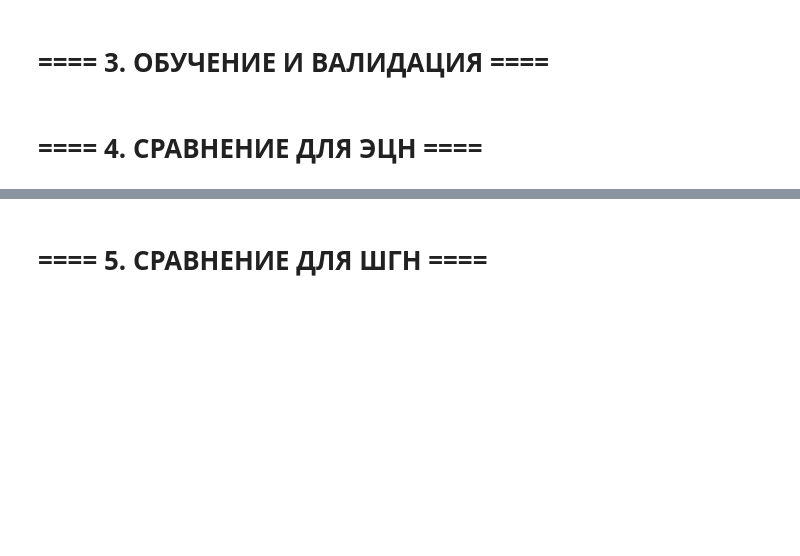
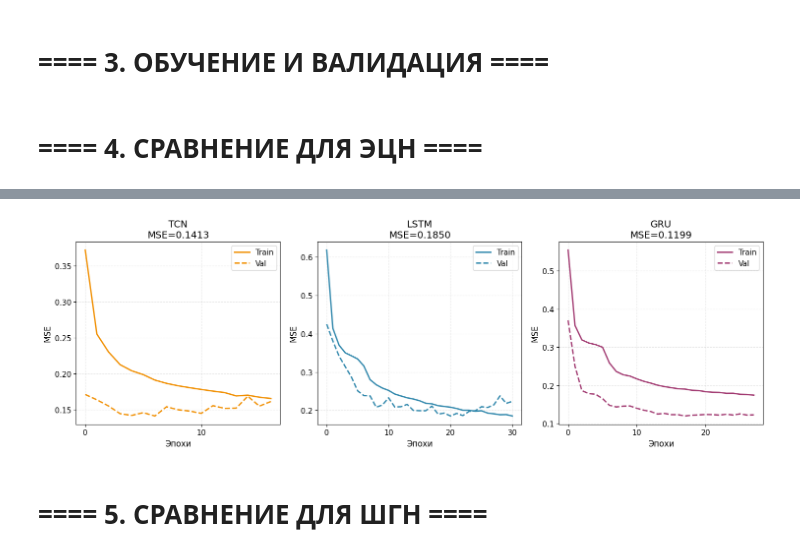
Before and after one commit to AlibekovAA/well_typification_latent, a Jupyter notebook: training/autoencoder.ipynb, the cells around one changed output, grey strips where cells are left out. Saved outputs shown, nothing was run; the diff lists cells and outputs as text; code cells hidden in the pictures; blank space fills up the shorter version.

```diff
--- a/training/autoencoder.ipynb
+++ b/training/autoencoder.ipynb
@@ -26,6 +29,11 @@ from torch.utils.data import DataLoader, TensorDataset
 from tqdm import tqdm
 # %% [markdown]
 # ==== КОНФИГУРАЦИЯ И ЦВЕТОВАЯ СХЕМА ====
+# %%
+logging.basicConfig(
+    level=logging.INFO, format="%(asctime)s - %(levelname)s - %(message)s", handlers=[logging.StreamHandler()]
+)
+logger = logging.getLogger(__name__)
 # %%
 COLORS = {
     "primary": "#2E86AB",
@@ -430,0 +398,4 @@ def r2_score(pred, target):
+# %%
+def compute_loss(recon, x_batch, recon_weight):
+    mse_loss = F.mse_loss(recon, x_batch)
+    return recon_weight * mse_loss, mse_loss
@@ -584,11 +519,2 @@ def train_model(model, train_loader, val_loader, test_loader, epochs=50, lr=1e-3
     }
-# %%
-HYPERPARAMS = {
-    "input_dim": len(FEATURE_COLUMNS),
-    "hidden_size": 64,
-    "num_layers": 2,
-    "dropout": 0.1,
-    "epochs": 100,
-    "batch_size": 1024,
-}
 # %%
@@ -743,3 +693,31 @@ LSTM: подбор размерности латентного простран
+# %%
+def plot_architectures_comparison(ecn_results: dict) -> None:
+    _, axes = plt.subplots(1, 3, figsize=(15, 5))
+
+    for i, (arch_name, arch_result) in enumerate(ecn_results.items()):
+        ax = axes[i]
+        best_history = arch_result["best"]["history"]
+        n_epochs = len(best_history["train_loss"])
+        epochs = np.arange(n_epochs)
+
+        color = ARCH_COLORS.get(arch_name, "#6B7280")
+        ax.plot(epochs, best_history["train_loss"], color=color, label="Train", linewidth=2)
+        ax.plot(epochs, best_history["val_loss"], color=color, linestyle="--", label="Val", linewidth=2)
+        ax.set_title(f"{arch_name}\nMSE={arch_result['best']['val_loss']:.4f}", fontsize=14)
+        ax.set_ylabel("MSE")
+        ax.set_xlabel("Эпохи")
+        ax.legend(fontsize=11)
+        ax.grid(alpha=0.3, linestyle="--")
+
+        ax.xaxis.set_major_locator(MultipleLocator(10))
+        ax.xaxis.set_major_formatter(FormatStrFormatter("%d"))
+
+    plt.tight_layout()
+    plt.show()
+# %%
+plot_architectures_comparison(ecn_results)
+# %% [output]
+[figure, added]
 # %% [markdown]
 # ==== 5. СРАВНЕНИЕ ДЛЯ ШГН ====
 # %%
```
Also changed, not shown: parts of 34 cells of this notebook.
